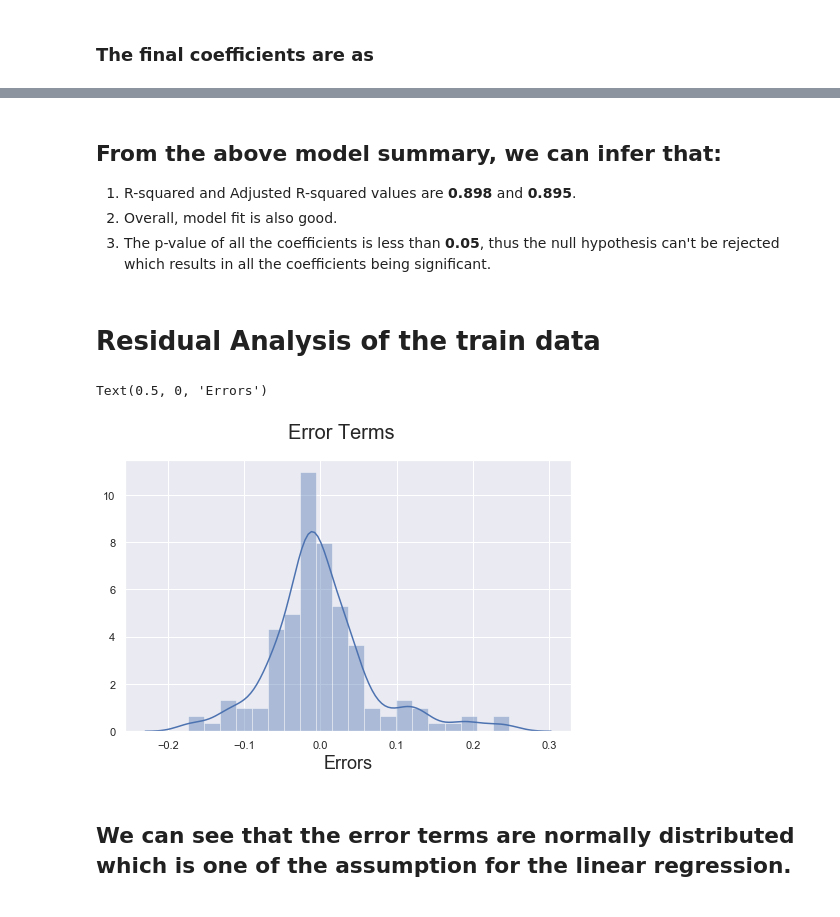
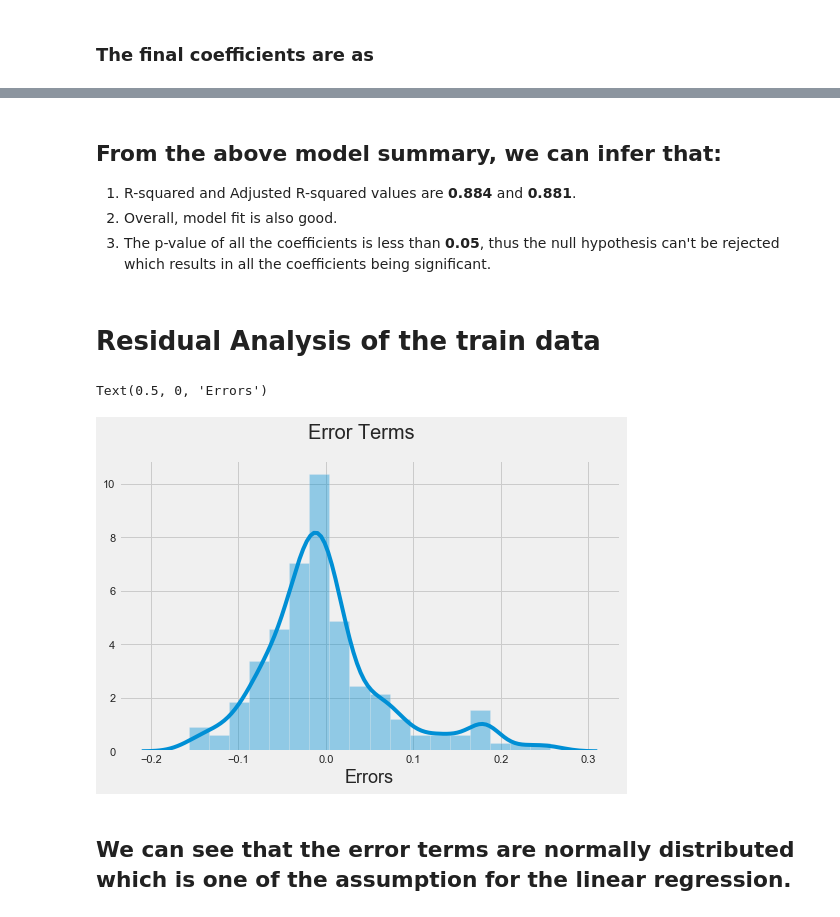
Before and after one commit to ashwanikumar04/car-sales-assignment, a Jupyter notebook: car_sales_assignment.ipynb, the cells around one changed output, grey strips where cells are left out. Drawn from its saved outputs; the diff is of its cells as text; code cells hidden in the pictures.

```diff
--- a/car_sales_assignment.ipynb
+++ b/car_sales_assignment.ipynb
@@ -898,8 +908,8 @@ Warnings:
 # %% [markdown]
 # Model 3
 # %%
-# We can see `cylindernumber_twelve` has the highest p-value, so we will drop this column.#
-X_train_rfe = X_train_rfe.drop(["cylindernumber_twelve"], axis = 1)
+# We can see `carbody_hardtop` has the highest p-value, so we will drop this column.#
+X_train_rfe = X_train_rfe.drop(["carbody_hardtop"], axis = 1)
 
 lm = model(X_train_rfe)
 vif(X_train_rfe)
@@ -934,8 +944,8 @@ Warnings:
 # %% [markdown]
 # Model 4
 # %%
-# We can see `carwidth` has the highest p-value, so we will drop this column.#
-X_train_rfe = X_train_rfe.drop(["carwidth"], axis = 1)
+# We can see `carbody_sedan` has the highest p-value, so we will drop this column.#
+X_train_rfe = X_train_rfe.drop(["carbody_sedan"], axis = 1)
 
 lm = model(X_train_rfe)
 vif(X_train_rfe)
@@ -969,8 +979,8 @@ Warnings:
 # %% [markdown]
 # Model 5
 # %%
-# We can see `enginetype_dohcv` has the highest p-value, so we will drop this column.
-X_train_rfe = X_train_rfe.drop(["enginetype_dohcv"], axis = 1)
+# We can see `wheelbase` has the highest p-value, so we will drop this column.
+X_train_rfe = X_train_rfe.drop(["wheelbase"], axis = 1)
 
 lm = model(X_train_rfe)
 vif(X_train_rfe)
@@ -1037,0 +1083,7 @@ We can see that even after removing `carbody_wagon` there is no significant drop
+# %%
+# We can see that the VIF values are less than 5,
+# However, `carbody_hatchback` has high p-value, so dropping it
+X_train_rfe = X_train_rfe.drop(["carbody_hatchback"], axis = 1)
+
+lm = model(X_train_rfe)
+vif(X_train_rfe)
@@ -1078,20 +1149,21 @@ Warnings:
 # %% [markdown]
 ## From the above model summary, we can infer that:
 
-1. R-squared and Adjusted R-squared values are **0.898** and **0.895**.
+1. R-squared and Adjusted R-squared values are **0.884** and **0.881**.
 2. Overall, model fit is also good.
 3. The p-value of all the coefficients is less than **0.05**, thus the null hypothesis can't be rejected which results in all the coefficients being significant.
 # %% [markdown]
 # Residual Analysis of the train data
 # %%
+plt.style.use('fivethirtyeight')
 y_train_price = lm.predict(X_train_rfe)
 fig = plt.figure(figsize=(8,5))
-sns.distplot((y_train - y_train_price), bins = 20)
+sns.distplot((y_train - y_train_price))
 fig.suptitle('Error Terms', fontsize = 20)                  # Plot heading
 plt.xlabel('Errors', fontsize = 18)
 # %% [output]
 Text(0.5, 0, 'Errors')
-[figure, old version]
+[figure, new version]
 # %% [markdown]
 ## We can see that the error terms are normally distributed which is one of the assumption for the linear regression.
 # %% [markdown]
```
Also changed, not shown: parts of 56 cells of this notebook.
